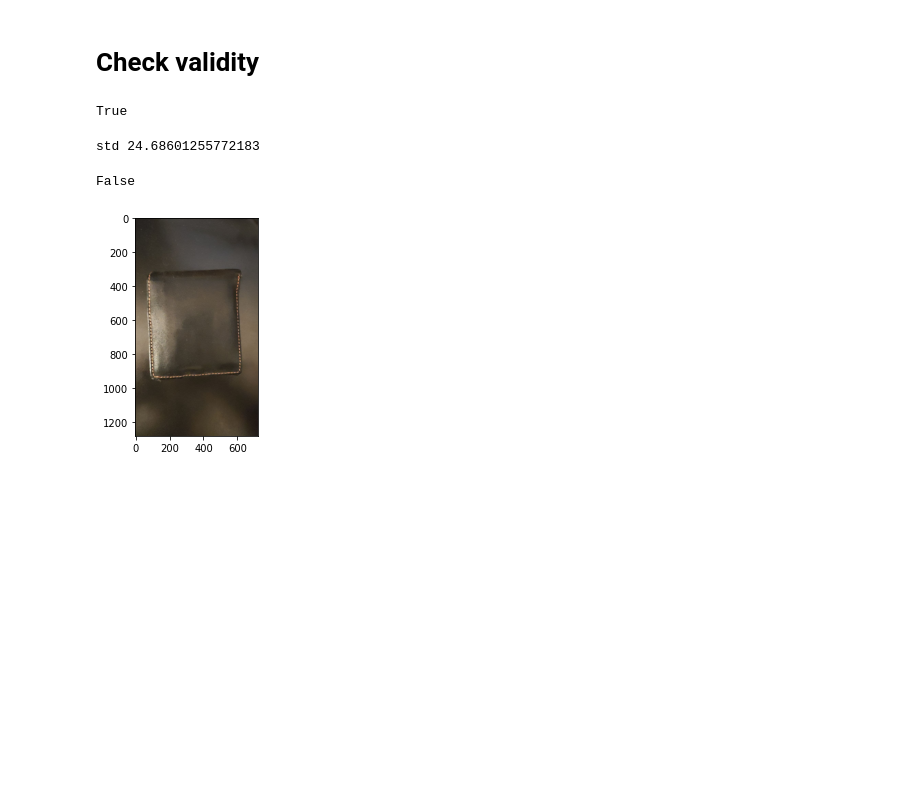
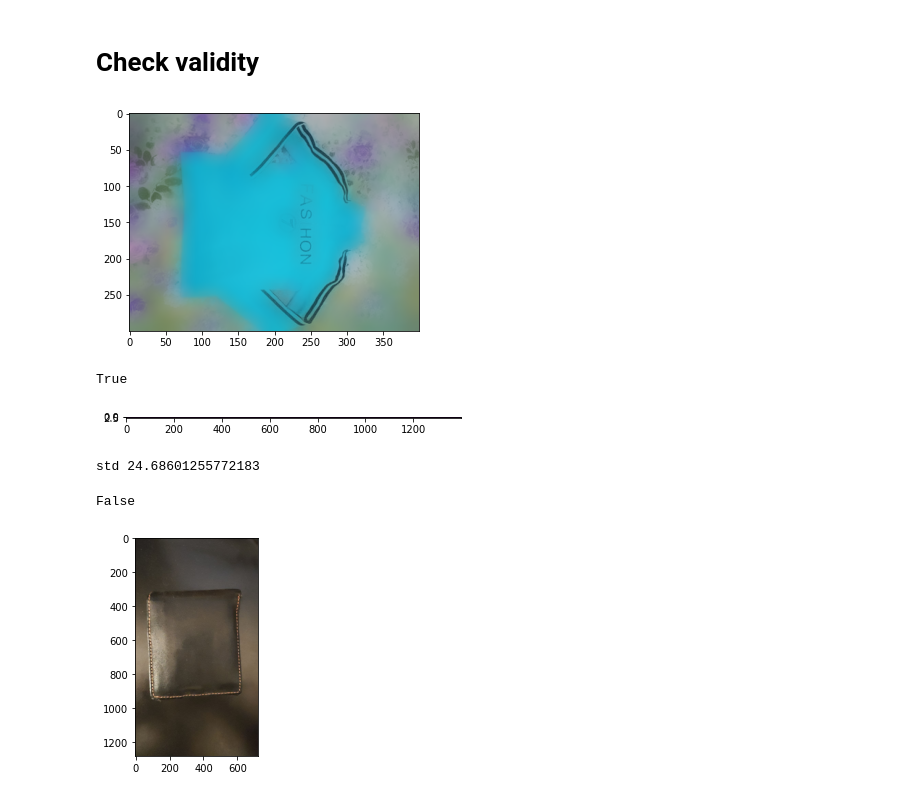
Before and after one commit to rpo19/VisualInformationProject, a Jupyter notebook: notebooks/FilterInput.ipynb, the cells around one changed output. Drawn from its saved outputs; the diff is of its cells as text; code cells hidden in the pictures; blank space fills up the shorter version.

```diff
--- a/notebooks/FilterInput.ipynb
+++ b/notebooks/FilterInput.ipynb
@@ -53,29 +53,37 @@ def has_uniform_bg(img_path, threshold=20, margin=1):
 # %%
 def has_clear_margins(img_path, margin = 1):
     img = cv2.imread(img_path)
-    # TODO: ragionare resize
-    img_resized = cv2.resize(img, (250,250))
-    img_resized = cv2.bilateralFilter(img_resized,45,200,40, cv2.BORDER_REFLECT)
+    img = cv2.bilateralFilter(
+        img, 45, 200, 40, cv2.BORDER_REFLECT)
+    plt.imshow(img)
+    plt.show()
     # extract stripes
-    size = len(img_resized)
-    top_border = img_resized[0:margin,:]
-    bottom_border = img_resized[size-margin:size,:]
-    left_border = img_resized[:,0:margin]
-    right_border = img_resized[:,size-margin:size]
+    width = img.shape[1]
+    height = img.shape[0]
+    top_border = img[0:margin, :]
+    bottom_border = img[height-margin:height, :]
+    left_border = img[:, 0:margin]
+    right_border = img[:, width-margin:width]
     # check edges presence in the borders
     top_canny = cv2.Canny(top_border, 100,  150)
     bottom_canny = cv2.Canny(bottom_border, 100,  150)
     left_canny = cv2.Canny(left_border, 100,  150)
     right_canny = cv2.Canny(right_border, 100,  150)
-    concatenated = np.concatenate([top_canny, bottom_canny, np.transpose(left_canny), np.transpose(right_canny)])
+
+    concatenated = np.concatenate(
+        [top_canny, bottom_canny, np.transpose(left_canny), np.transpose(right_canny)], axis=1)
+    plt.imshow(concatenated)
+    plt.show
     # edges pixels are represented as 255 in canny, while the non-edges are 0
     return concatenated.max() == 0
 # %%
-img_path = './test_imgs/not_blurred_2.jpg'
+img_path = '../test_imgs/pino.jpg'
 # %%
-has_clear_margins(img_path, 1)
+has_clear_margins(img_path, 5)
 # %% [output]
+[figure, added]
 True
+[figure, added]
 # %%
 has_uniform_bg(img_path, 20, 1)
 # %% [output]
```
Also changed, not shown: 2 other files.
